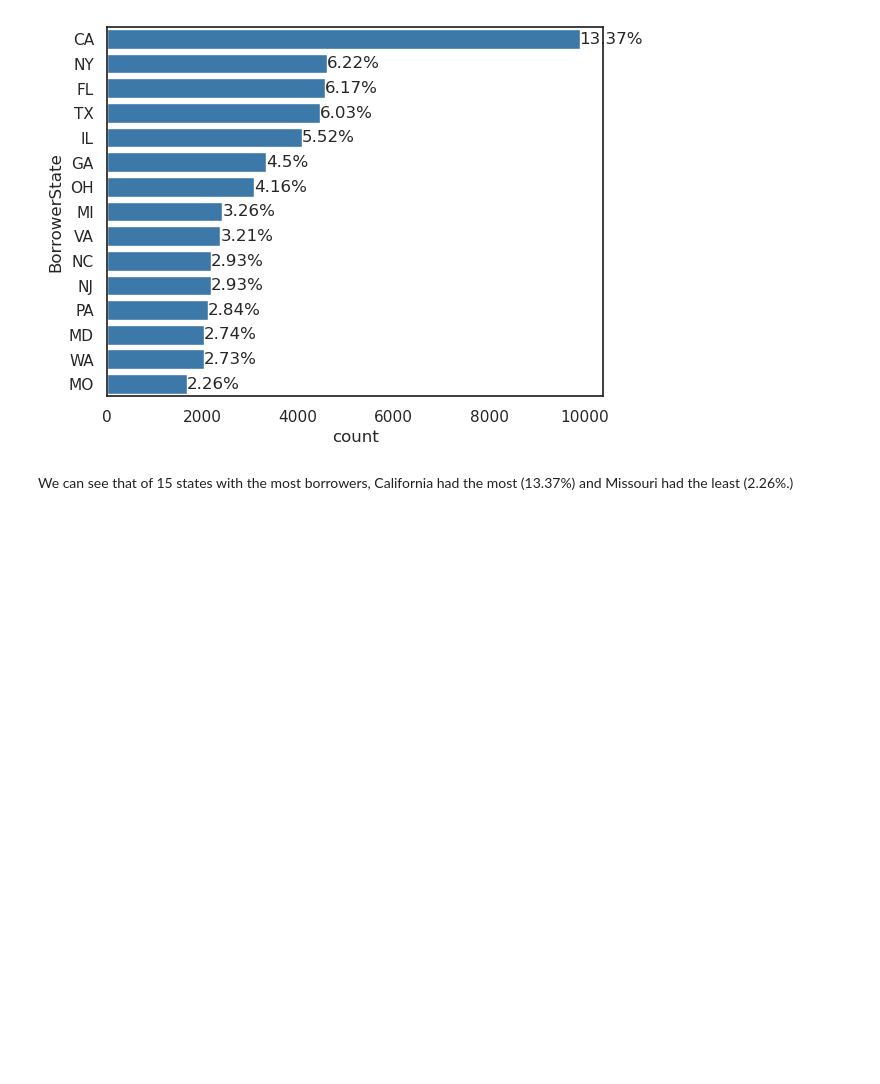
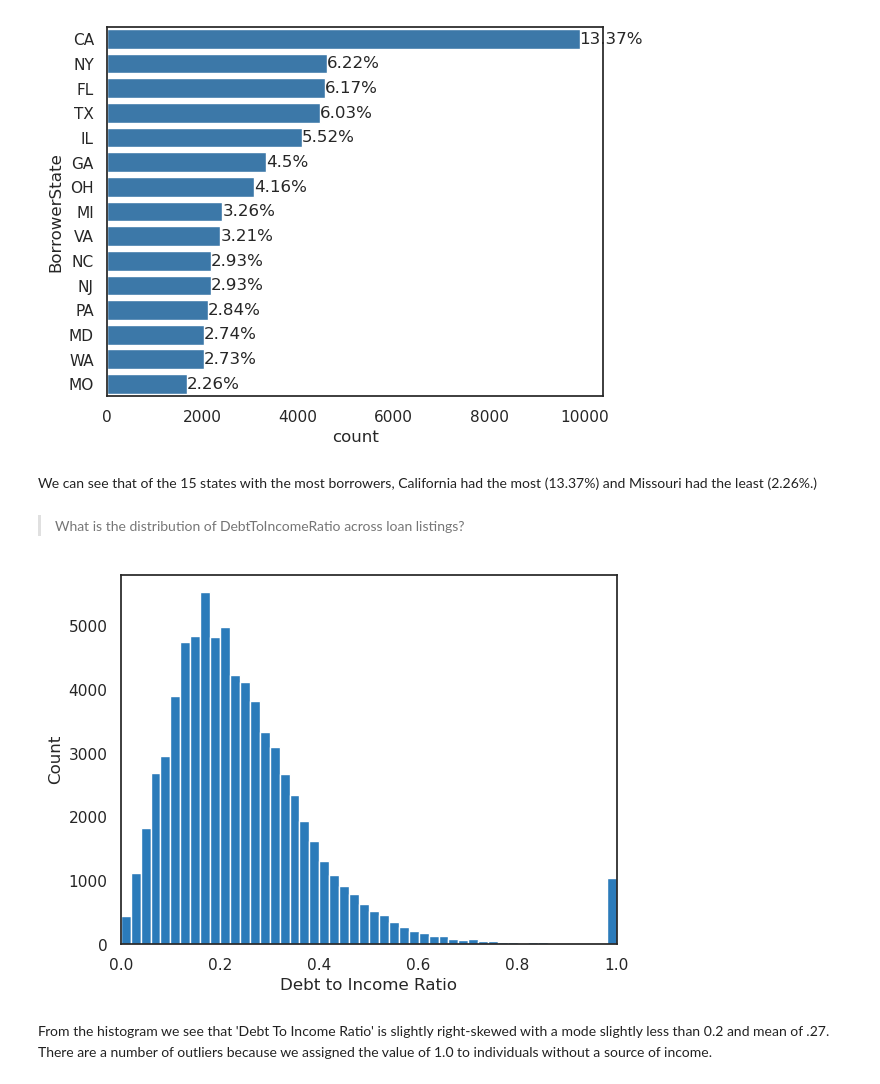
Before and after one commit to tristenwallace/prosper_loan_data_analysis, a Jupyter notebook: src/loan_analysis_explore.ipynb, the cells around one changed output. Drawn from its saved outputs; the diff is of its cells as text; code cells hidden in the pictures; blank space fills up the shorter version.

Commit message:
explore: Histogram debt to income ratio

```diff
--- a/src/loan_analysis_explore.ipynb
+++ b/src/loan_analysis_explore.ipynb
@@ -650,4 +650,15 @@ for i, count in enumerate(st_cnt):
 # %% [output]
 [figure]
 # %% [markdown]
-We can see that of 15 states with the most borrowers, California had the most (13.37%) and Missouri had the least (2.26%.)
+We can see that of the 15 states with the most borrowers, California had the most (13.37%) and Missouri had the least (2.26%.)
+# %% [markdown]
+> What is the distribution of DebtToIncomeRatio across loan listings?
+# %%
+plt.hist(data=df, x='DebtToIncomeRatio', bins=500, color=color)
+plt.xlim(xmin=0, xmax = 1)
+plt.ylabel('Count')
+plt.xlabel('Debt to Income Ratio');
+# %% [output]
+[figure, added]
+# %% [markdown]
+From the histogram we see that 'Debt To Income Ratio' is slightly right-skewed with a mode slightly less than 0.2 and mean of .27. There are a number of outliers because we assigned the value of 1.0 to individuals without a source of income.
```
Also changed, not shown: parts of 1 cell of this notebook.
